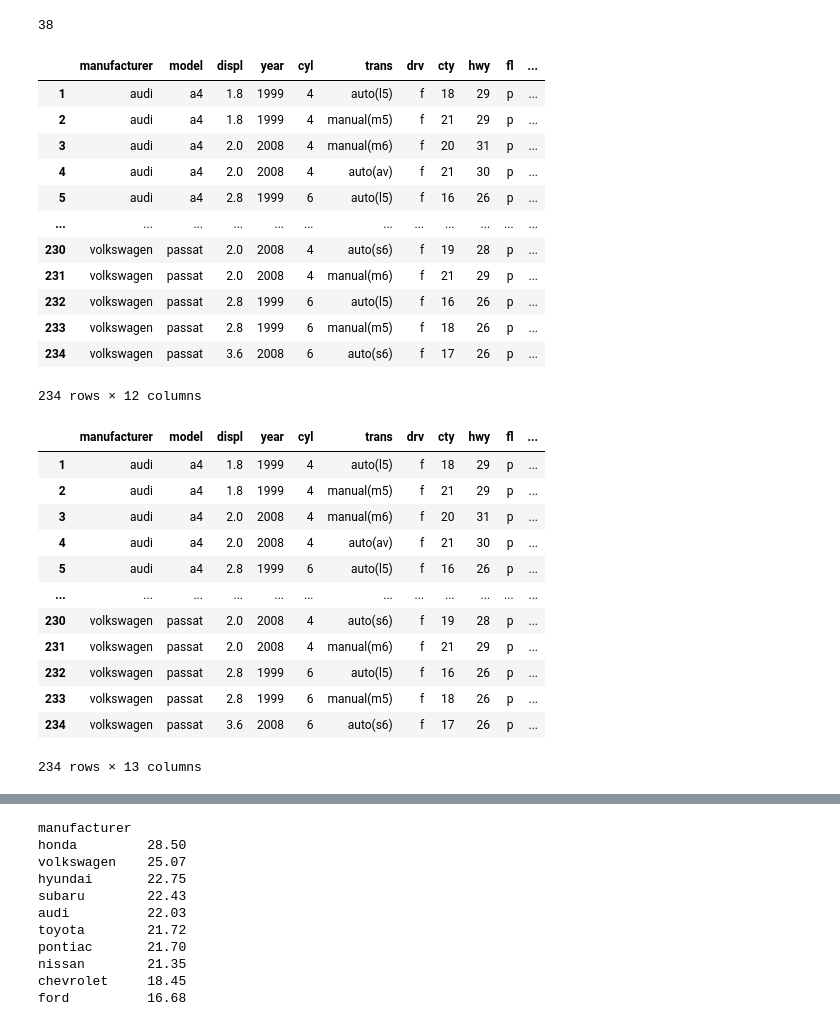
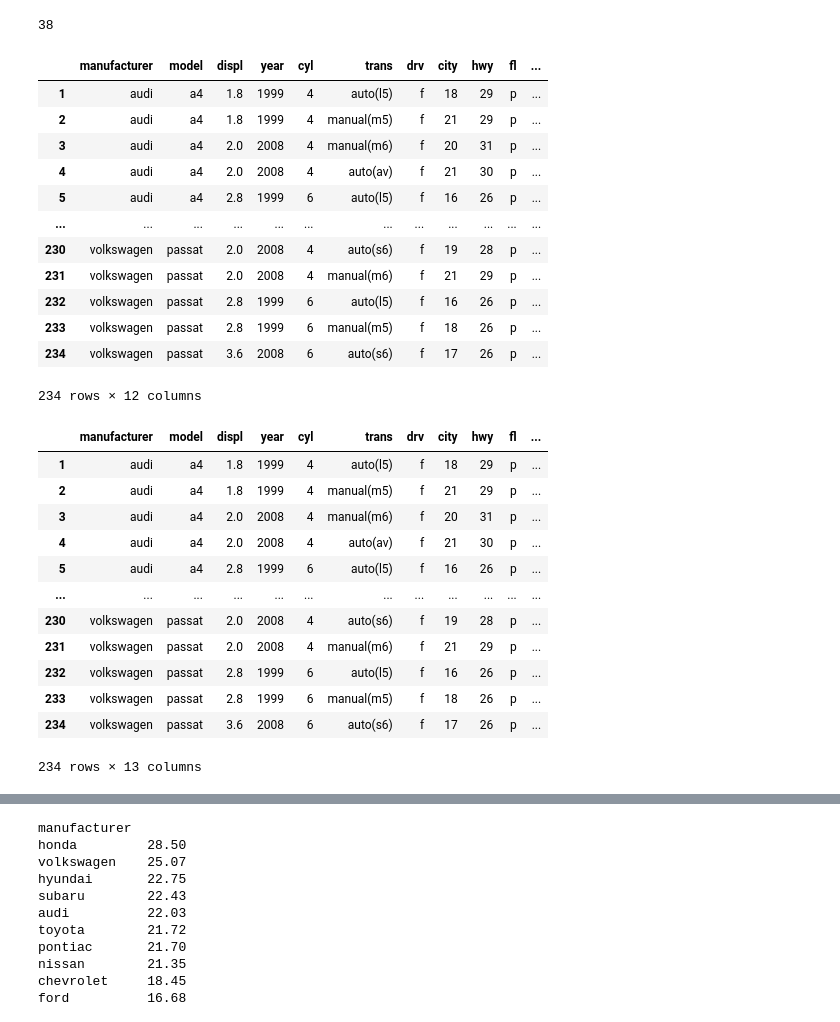
Before and after one commit to Luis-Martinez1/ds-libraries-exercises, a Jupyter notebook: advanced_dataframes.ipynb, the cells around one changed output, grey strips where cells are left out. Drawn from its saved outputs; the diff is of its cells as text; code cells hidden in the pictures.

```diff
--- a/advanced_dataframes.ipynb
+++ b/advanced_dataframes.ipynb
@@ -314,0 +307,5 @@ Index(['manufacturer', 'model', 'displ', 'year', 'cyl', 'trans', 'drv', 'cty',
+# %%
+# 8. Check out your column names and perform any cleanup you may want on them.
+
+mpg.rename(columns = {'cty':'city'}, inplace=True)
+mpg.columns
@@ -339,11 +340,13 @@ mpg['model'].nunique()
 # %% [output]
 38
 # %%
-# 12. Create a column named mileage_difference like you did in the DataFrames exercises; this column should contain the difference between highway and city mileage for each car.
-mpg['mileage_difference']  = (mpg['hwy'] - mpg['cty']).astype(int)
+# 12. Create a column named mileage_difference like you did in the DataFrames exercises;
+# this column should contain the difference between highway and city mileage for each car.
+
+mpg['mileage_difference']  = (mpg['hwy'] - mpg['city']).astype(int)
 mpg
 # %% [output]
-|  | manufacturer | model | displ | year | cyl | trans | drv | cty | hwy | fl | ... |
+|  | manufacturer | model | displ | year | cyl | trans | drv | city | hwy | fl | ... |
 | 1 | audi | a4 | 1.8 | 1999 | 4 | auto(l5) | f | 18 | 29 | p | ... |
 | 2 | audi | a4 | 1.8 | 1999 | 4 | manual(m5) | f | 21 | 29 | p | ... |
 | 3 | audi | a4 | 2.0 | 2008 | 4 | manual(m6) | f | 20 | 31 | p | ... |
@@ -357,11 +360,12 @@ mpg
 | 234 | volkswagen | passat | 3.6 | 2008 | 6 | auto(s6) | f | 17 | 26 | p | ... |
 234 rows × 12 columns
 # %%
-# 13. Create a column named average_mileage like you did in the DataFrames exercises; this is the mean of the city and highway mileage.
-mpg['average_mileage'] = mpg[['cty', 'hwy']].mean(axis=1).round(2)
+# 13. Create a column named average_mileage like you did in the DataFrames exercises;
+#    this is the mean of the city and highway mileage.
+mpg['average_mileage'] = mpg[['city', 'hwy']].mean(axis=1).round(2)
 mpg
 # %% [output]
-|  | manufacturer | model | displ | year | cyl | trans | drv | cty | hwy | fl | ... |
+|  | manufacturer | model | displ | year | cyl | trans | drv | city | hwy | fl | ... |
 | 1 | audi | a4 | 1.8 | 1999 | 4 | auto(l5) | f | 18 | 29 | p | ... |
 | 2 | audi | a4 | 1.8 | 1999 | 4 | manual(m5) | f | 21 | 29 | p | ... |
 | 3 | audi | a4 | 2.0 | 2008 | 4 | manual(m6) | f | 20 | 31 | p | ... |
```
Also changed, not shown: parts of 9 cells of this notebook.
